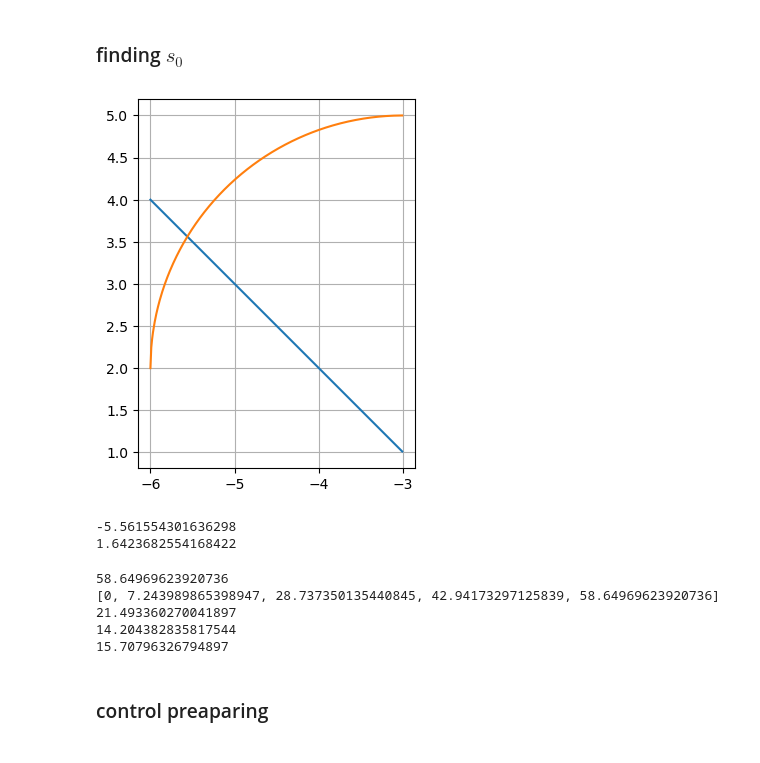
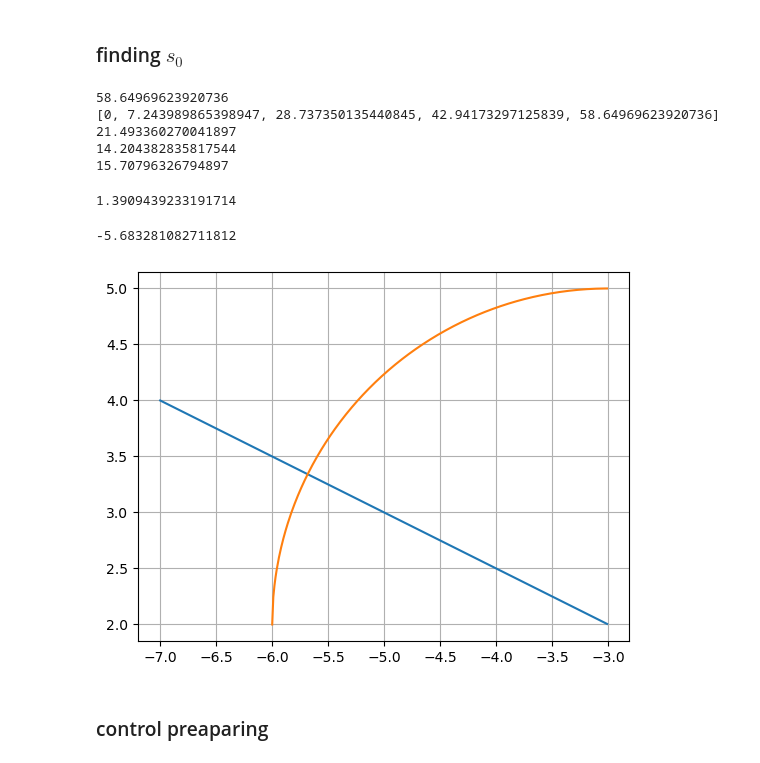
Before and after one commit to dvogureckiy99/TPandC, a Jupyter notebook: lab3.ipynb, the cells around one changed output. Saved outputs shown, nothing was run; the diff lists cells and outputs as text; code cells hidden in the pictures.

```diff
--- a/lab3.ipynb
+++ b/lab3.ipynb
@@ -225,27 +225,6 @@ def s_4(x):
     return (np.pi - np.arccos((x-xc3)/R3) )*R3
 # %% [markdown]
 ### finding $s_0$
-# %%
-t_data = np.arange(xc1-R1,xc1,1e-2)
-plt.plot(t_data,(t_data-(xc1-R1))*np.tan(alpha0 - np.pi) + y0)
-plt.plot(t_data,fun_calc_phi_12_y(t_data))
-plt.grid(True)
-ax = plt.gca()
-ax.set_aspect('equal', adjustable='box')
-# %% [output]
-[figure, removed]
-# %%
-# finding s0
-def fun_optim_s0(x):
-    return ( (x-(xc1-R1))*np.tan(alpha0 - np.pi) + y0 - fun_calc_phi_12_y(x) )**2
-
-x0_4s0 = sp.optimize.minimize_scalar(fun_optim_s0,bounds=(xc1-R1,xc1),method='bounded').x
-s0 = s_1(x0_4s0)
-print(x0_4s0)
-print(s0)
-# %% [output]
--5.561554301636298
-1.6423682554168422
 # %%
 s_len = s_1(xsw1) + s_2(xsw2) + s_3(xc3-R3) + s_4(xc3+R3)
 print(s_len)
@@ -263,3 +316,28 @@ print(s_all[4]-s_all[3])
+# %%
+# finding s0
+def fun_optim_s0_out(s):
+    Ax = sp.optimize.minimize(fun_optim_s0_in,(xc1-R1),args=s).x
+    return (Ax-x0)**2
+
+def fun_optim_s0_in(x,s):
+    return ( ((x-(xc1-np.cos(s/R1)*R1))*np.tan(-(np.pi/2-calc_alpha_asterisk(s)))+fun_calc_phi_12_y(xc1-np.cos(s/R1)*R1))-y0 )**2
+
+s0 = sp.optimize.minimize_scalar(fun_optim_s0_out,bounds=(0,s_all[1]/2),method='bounded').x[0]
+print(s0)
+# %% [output]
+1.3909439233191714
+# %%
+x_data = np.arange(x0,xc1,1e-2)
+x2_data = np.arange(xc1-R1,xc1,1e-2)
+plt.plot(x_data,(x_data-x0)*np.tan(-(np.pi/2-calc_alpha_asterisk(s0))) + y0)
+plt.plot(x2_data,fun_calc_phi_12_y(x2_data))
+plt.grid(True)
+ax = plt.gca()
+ax.set_aspect('equal', adjustable='box')
+print(xc1-np.cos(s0/R1)*R1)
+# %% [output]
+-5.683281082711812
+[figure, added]
 # %% [markdown]
 ### control preaparing
 # %% [markdown]
```
Also changed, not shown: parts of 3 cells of this notebook.
